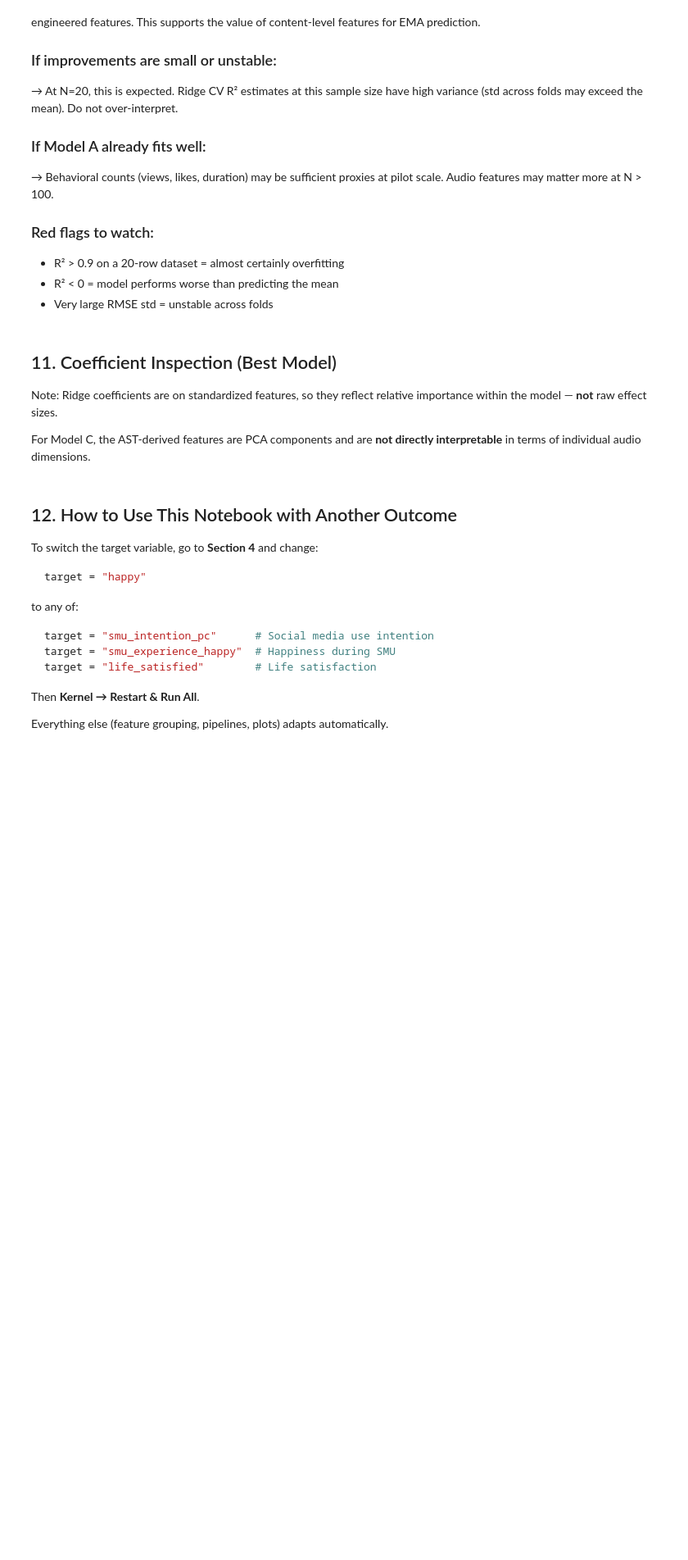
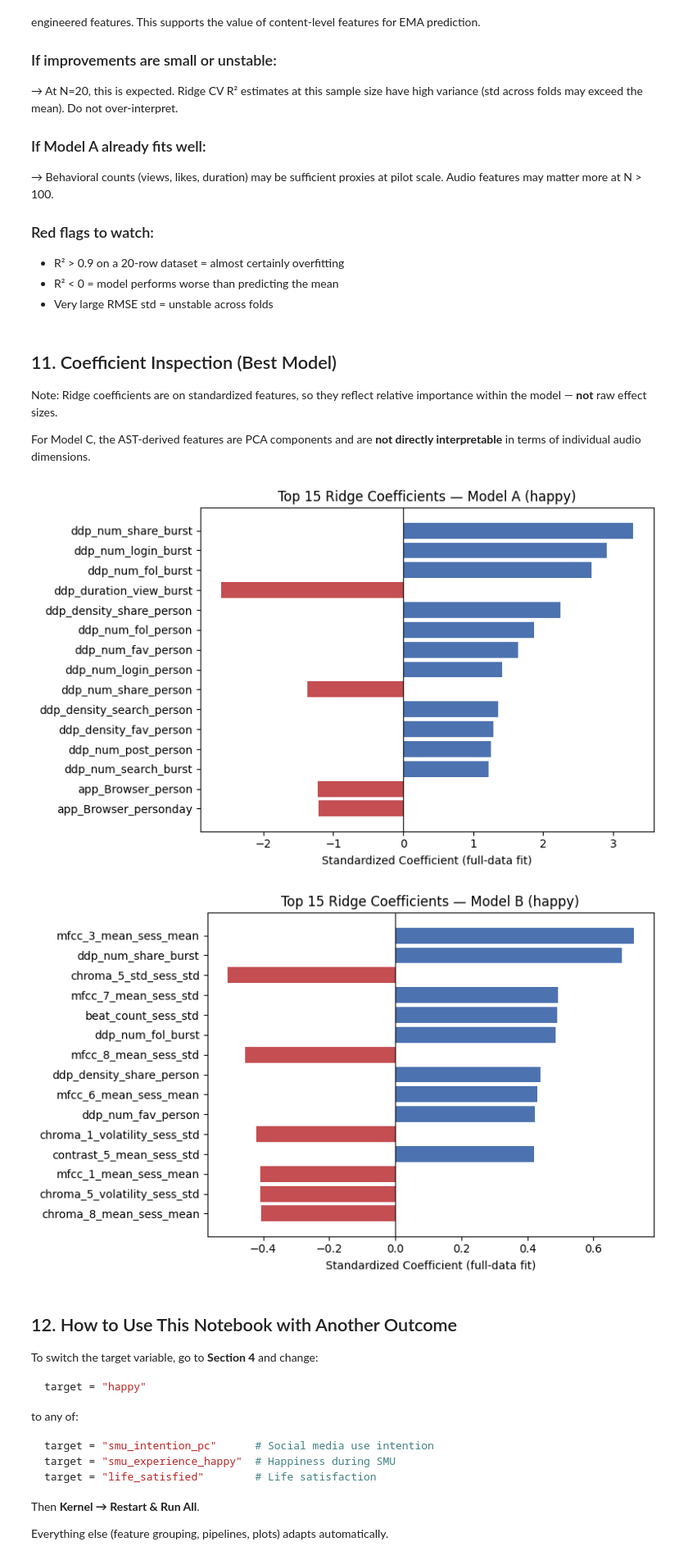
Before and after one commit to ziqiz06/tiktok_EMA, a Jupyter notebook: ridge_model.ipynb, the cells around one changed output. Shown at 82% size. Drawn from its saved outputs; the diff is of its cells as text; code cells hidden in the pictures; blank space fills up the shorter version.

```diff
--- a/ridge_model.ipynb
+++ b/ridge_model.ipynb
@@ -441,26 +459,31 @@ Note: Ridge coefficients are on standardized features, so they reflect relative
 
 For Model C, the AST-derived features are PCA components and are **not directly interpretable** in terms of individual audio dimensions.
 # %%
-# Extract coefficients only for Models A and B (directly named features)
-for model_label, pipe, cols in [("A", pipe_A, feat_A), ("B", pipe_B, feat_B)]:
+# Fit Models A and B on full data to inspect coefficients
+# (Coefficients on standardized features — relative importance only, not effect sizes)
+for model_label, cols in [("A", feat_A), ("B", feat_B)]:
+    pipe = make_pipeline_AB(cols)
     pipe.fit(df_model[cols], y)
     coef = pipe.named_steps["ridge"].coef_
     coef_df = pd.DataFrame({"feature": cols, "coefficient": coef})
     coef_df = coef_df.reindex(coef_df["coefficient"].abs().sort_values(ascending=False).index)
 
     top_n = 15
     top = coef_df.head(top_n)
 
     fig, ax = plt.subplots(figsize=(8, 5))
     colors = ["#C44E52" if v < 0 else "#4C72B0" for v in top["coefficient"]]
     ax.barh(top["feature"], top["coefficient"], color=colors)
     ax.axvline(0, color="black", linewidth=0.8)
     ax.set_title(f"Top {top_n} Ridge Coefficients — Model {model_label} ({target})")
-    ax.set_xlabel("Standardized Coefficient")
+    ax.set_xlabel("Standardized Coefficient (full-data fit)")
     ax.invert_yaxis()
     plt.tight_layout()
     plt.savefig(f"coefficients_model_{model_label}.png", dpi=150)
     plt.show()
+# %% [output]
+[figure, added]
+[figure, added]
 # %% [markdown]
 ## 12. How to Use This Notebook with Another Outcome
 
```
Also changed, not shown: parts of 14 cells of this notebook, 28 other files.
